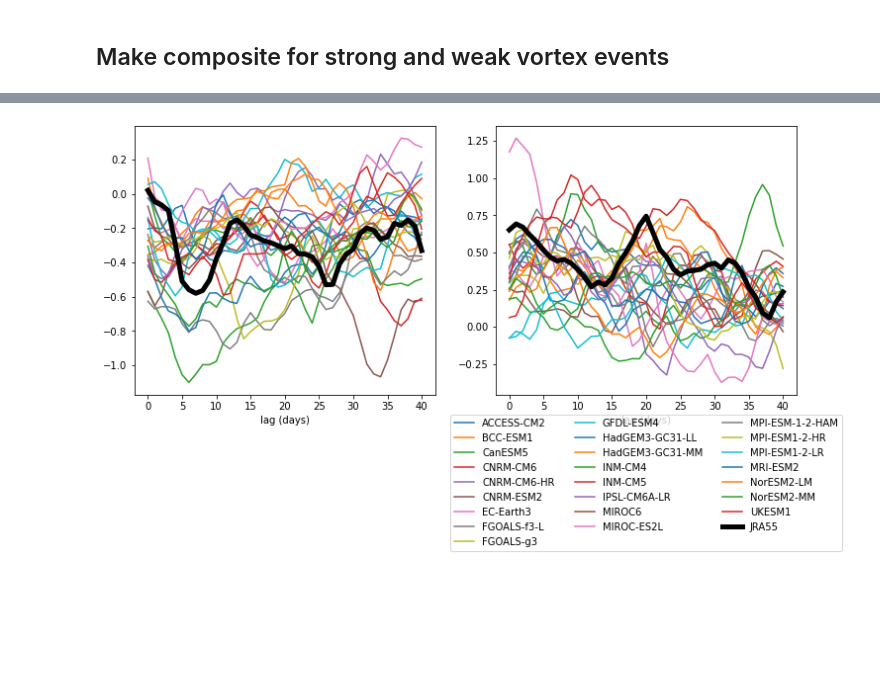
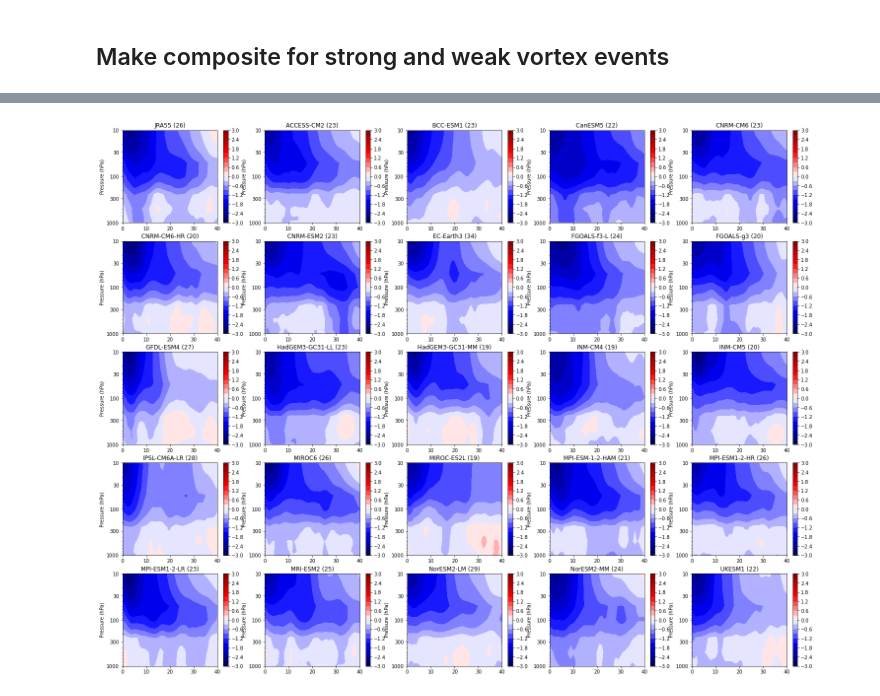
Before and after one commit to gchenpu/python, a Jupyter notebook: AM_indices/read_AM_index_cmip6_winter.ipynb, the cells around one changed output, grey strips where cells are left out. Saved outputs shown, nothing was run; the diff lists cells and outputs as text; code cells hidden in the pictures; blank space fills up the shorter version.

```diff
--- a/AM_indices/read_AM_index_cmip6_winter.ipynb
+++ b/AM_indices/read_AM_index_cmip6_winter.ipynb
@@ -376,61 +227,19 @@ for i, D in enumerate(D_list):
-# %%
-def plot_event2(y, p, lag_time=60, event=None, model=None, len_slice=None):
-    """
-    y(t, x): input data, where t is time, and x is space
-    p(x): pressure levels
-    """
-
-    lags = np.linspace(0, lag_time, lag_time+1)
-
-    if event == 'negative':
-        y_neg_event = find_event(y, p, threshold=-2, lag_time=lag_time, len_slice=len_slice)
-    else:
-        y_pos_event = find_event(y, p, threshold=1.5, lag_time=lag_time, len_slice=len_slice)
-
-    # plot the evolution of annular mode at p_output
-    p_output = 850
-    k = np.isin(p, p_output).nonzero()[0][0]
-
-    if event == 'negative':
-        # fig = plt.figure(figsize=(12,5))
-        # ax = fig.add_subplot(1,2,1)
-        if model == "JRA55":
-            plt.plot(lags, y_neg_event.mean(axis=0)[:,k], color='k', linewidth=5, label=model)
-        else:
-            plt.plot(lags, y_neg_event.mean(axis=0)[:,k], label=model)
-        plt.xlabel('lag (days)')
-        # plt.title(f'weak vortex composite (p={p[k]})')
-    else:
-        # ax = fig.add_subplot(1,2,2)
-        if model == "JRA55":
-            plt.plot(lags, y_pos_event.mean(axis=0)[:,k], color='k', linewidth=5, label=model)
-        else:
-            plt.plot(lags, y_pos_event.mean(axis=0)[:,k], label=model)
-        plt.xlabel('lag (days)')
-        # plt.title(f'{model} ({len(y_pos_event)})')
-
-
-fig = plt.figure(figsize=(12,5))
-ax1 = fig.add_subplot(1, 2, 1)
-for i, D in enumerate(D_list):
-    y = D.NAM_slice.data.reshape(-1, 8)
-    p = D.level
-    plot_event2(y, p, lag_time=40, event='negative', model=D.name, len_slice=150)
-
-y = D0.NAM_slice.data.reshape(-1, 8)
-p = D0.level
-plot_event2(y, p, lag_time=40, event='negative', model=D0.name, len_slice=150)
-
-ax1 = fig.add_subplot(1, 2, 2)
-for i, D in enumerate(D_list):
-    y = D.NAM_slice.data.reshape(-1, 8)
-    p = D.level
-    plot_event2(y, p, lag_time=40, event='postive', model=D.name, len_slice=150)
-
-y = D0.NAM_slice.data.reshape(-1, 8)
-p = D0.level
-plot_event2(y, p, lag_time=40, event='positive', model=D0.name, len_slice=150)
-
-legend = ax1.legend(bbox_to_anchor=(0.5,-0.6), loc='lower center', ncol=3)
-# %% [output]
-[figure, removed]
+# %%
+from AM_plot2_mod import plot_event
+
+fig = plt.figure(figsize=(25,20))
+ax1 = fig.add_subplot(5, 5, 1)
+y = D0.NAM_slice.data
+p = D0.level
+plot_event(y, p, lag_time=40, event='negative', model=D0.name)
+
+for i, D in enumerate(D_list):
+    ax1 = fig.add_subplot(5, 5, i+2)
+    y = D.NAM_slice.data
+    p = D.level
+    plot_event(y, p, lag_time=40, event='negative', model=D.name)
+
+# if True:
+#         plt.savefig('Figs/Z10_events_slice.png', transparent=True)
+# %% [output]
+[figure, added]
```
Also changed, not shown: parts of 9 cells of this notebook, 2 other files.
